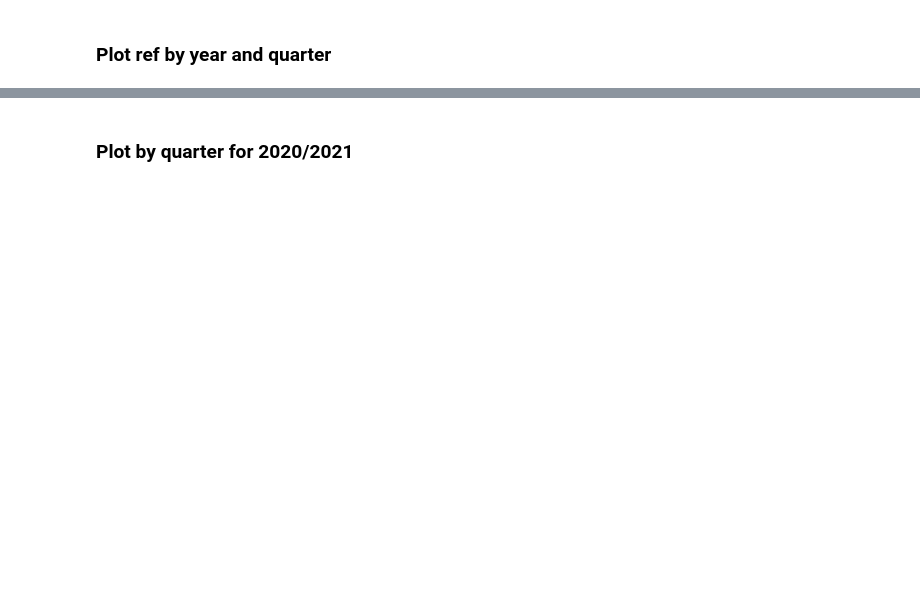
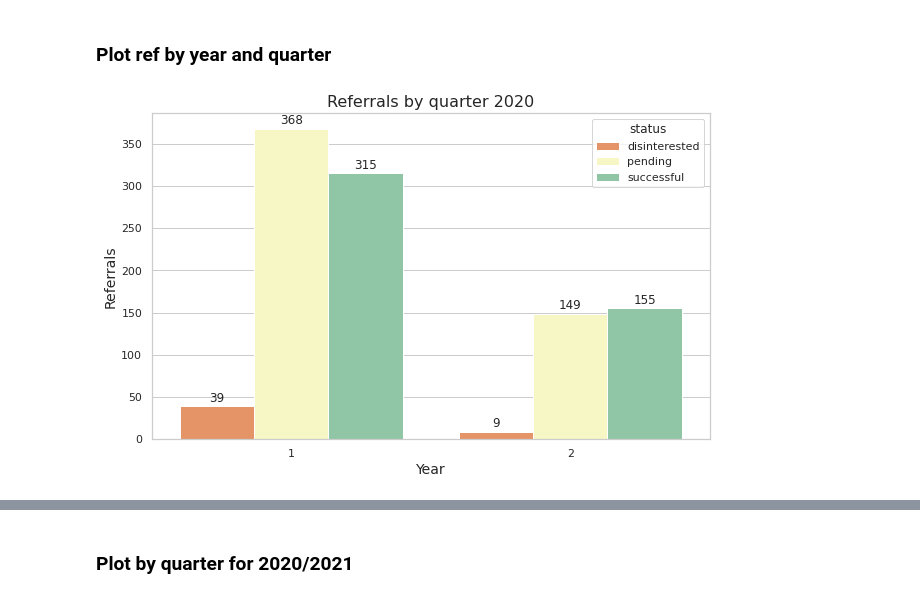
Before and after one commit to Kerenvascs/etl-dbt-case, a Jupyter notebook: Notebooks/03_GetGround_EDA.ipynb, the cells around one changed output, grey strips where cells are left out. Drawn from its saved outputs; the diff is of its cells as text; code cells hidden in the pictures; blank space fills up the shorter version.

Commit message:
Added graphs.

```diff
--- a/Notebooks/03_GetGround_EDA.ipynb
+++ b/Notebooks/03_GetGround_EDA.ipynb
@@ -287,34 +469,36 @@ df21.head()
 # %%
 # 2021
 # Define the style
 sns.set_theme(style="whitegrid")
 
 # Define the plot size
 plt.figure(figsize=(10, 6))
 
 # Defining the values for x-axis, y-axis and from which dataframe the values are to be picked
 plot = sns.barplot(x="referral_update_quarter", y="referral_id", hue="status", data=df21, palette="Spectral")
 
 # Setting the label for x-axis
 plt.xlabel("Year", size=14)
 
 # Setting the label for y-axis
 plt.ylabel("Referrals", size=14)
 
 # Setting the title for the graph
-plt.title("Referrals by quarter 2021", size=16)
+plt.title("Referrals by quarter 2020", size=16)
 
 # Iterrating over the bars one-by-one
 for bar in plot.patches:
     plot.annotate(format(bar.get_height(), '.0f'),
                    (bar.get_x() + bar.get_width() / 2,
                     bar.get_height()), ha='center', va='center',
                    size=12, xytext=(0, 8),
                    textcoords='offset points')
 
-
+plt.savefig("2.png")
 # Finally showing the plot
 plt.show()
+# %% [output]
+[figure, added]
 # %%
 # 2021
 # Define the style
```
Also changed, not shown: parts of 70 cells of this notebook, 13 other files.
